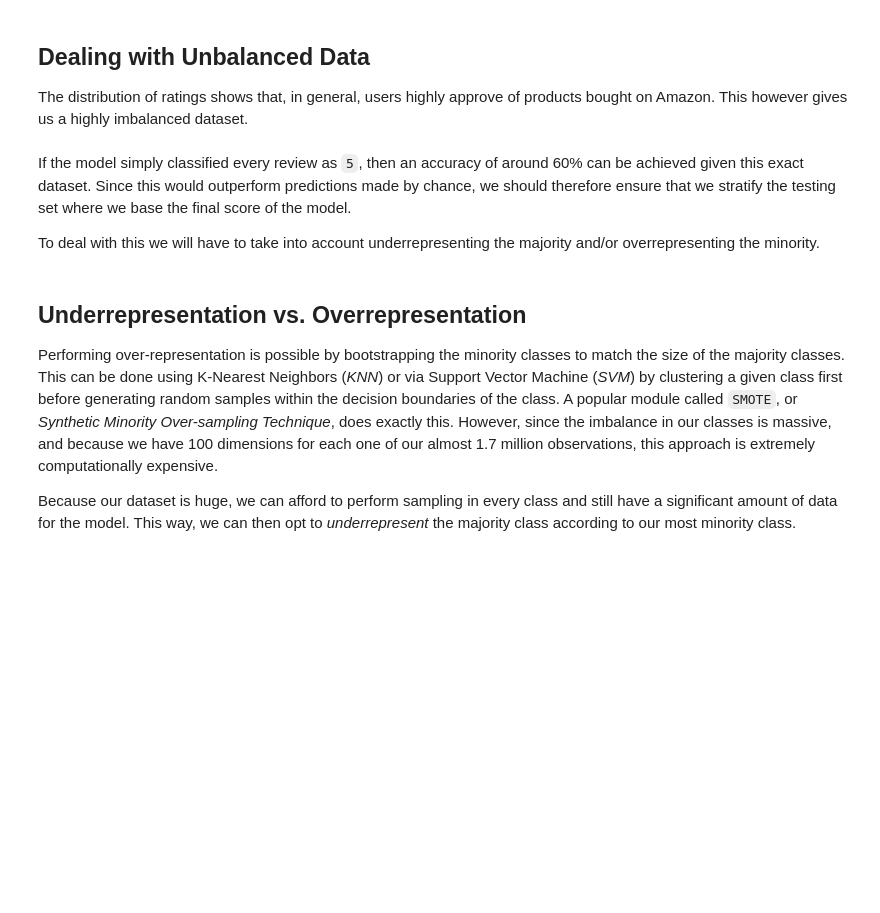
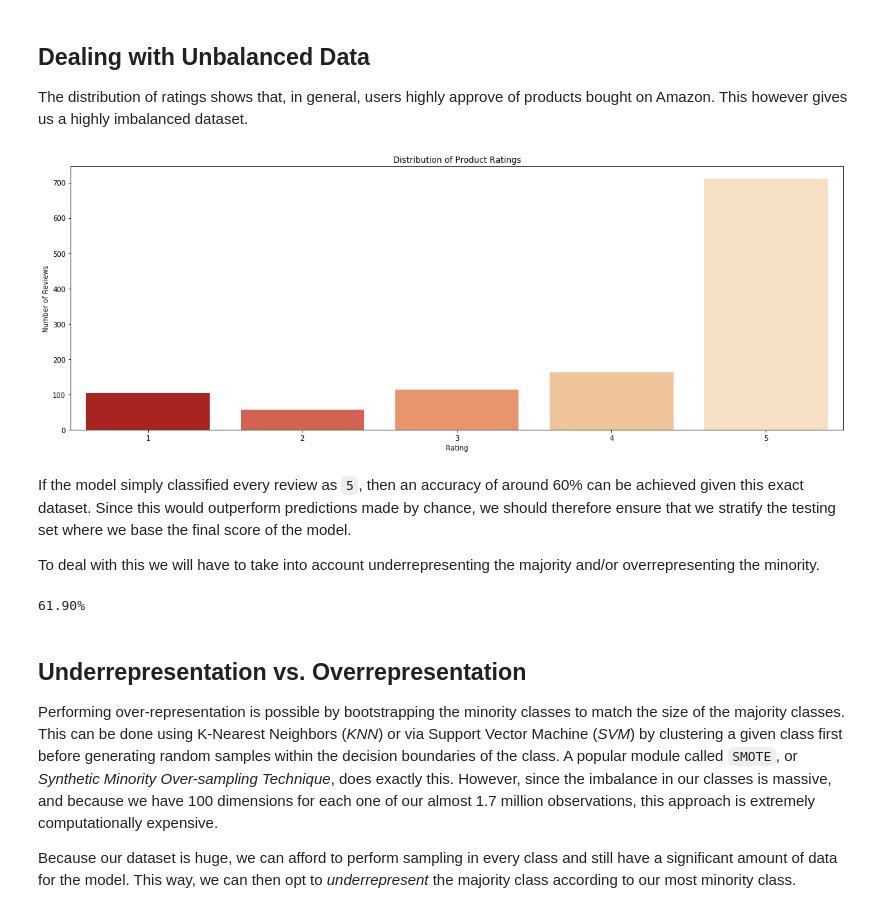
Before and after one commit to Ryan0v0/MCM2020_problemC, a Jupyter notebook: Amazon Reviews NLP.ipynb, the cells around one changed output. Cells and saved outputs as stored; diff of their text form; code cells hidden in the pictures; blank space fills up the shorter version.

```diff
--- a/Amazon Reviews NLP.ipynb
+++ b/Amazon Reviews NLP.ipynb
@@ -668,20 +780,24 @@ The distribution of ratings shows that, in general, users highly approve of prod
 # %%
 import seaborn as sns
 
 f, axes = plt.subplots(figsize=(20,7))
-ax = sns.countplot(x=df["overall"], palette="OrRd_r")
+ax = sns.countplot(x=df["star_rating"], palette="OrRd_r")
 ax.set(title="Distribution of Product Ratings", \
        xlabel="Rating", ylabel="Number of Reviews")
 plt.show()
+# %% [output]
+[figure, added]
 # %% [markdown]
 If the model simply classified every review as `5`, then an accuracy of around 60% can be achieved given this exact dataset. Since this would outperform predictions made by chance, we should therefore ensure that we stratify the testing set where we base the final score of the model.
 
 To deal with this we will have to take into account underrepresenting the majority and/or overrepresenting the minority.
 # %%
-majority = df["overall"] == 5
+majority = df["star_rating"] == 5
 majority_ratio = len(df[majority]) / len(df)
 
 print(f"{majority_ratio*100:.2f}%")
+# %% [output]
+61.90%
 # %% [markdown]
 ## Underrepresentation vs. Overrepresentation ##
 
```
Also changed, not shown: parts of 61 cells of this notebook.
